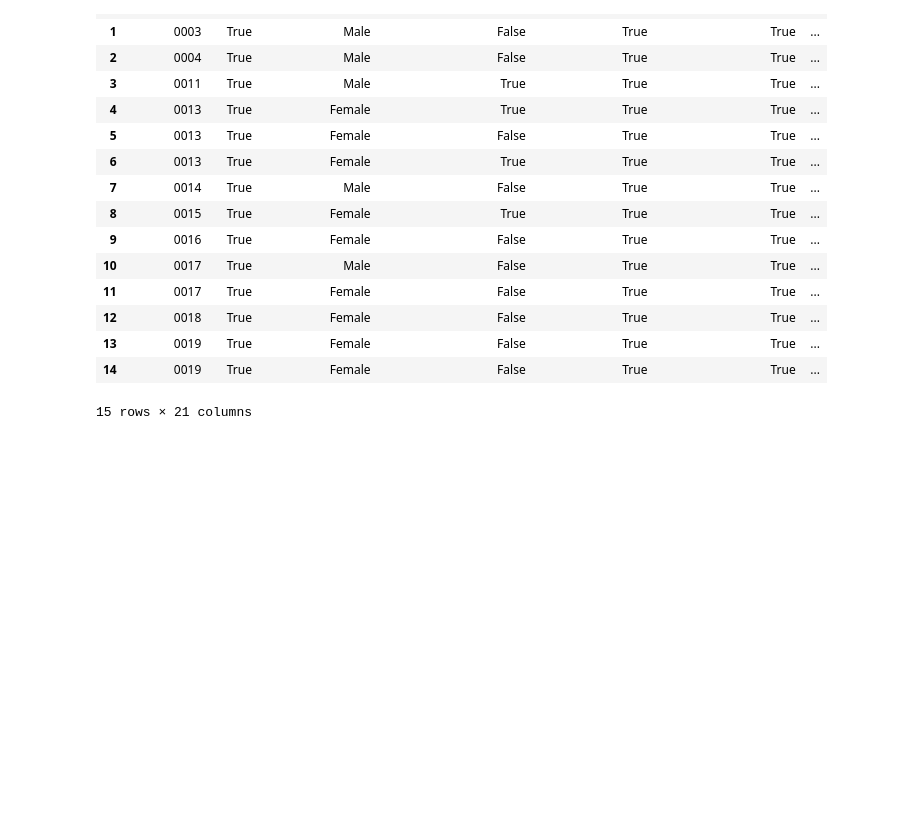
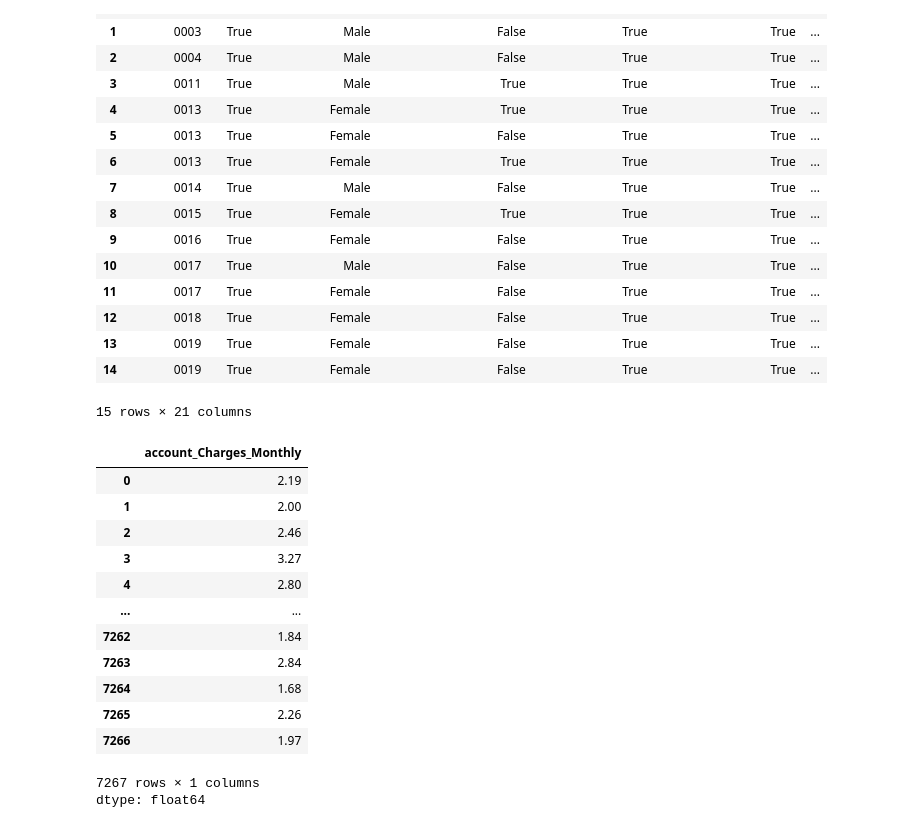
Before and after one commit to CatalinaOrtegha/2ndChallenge_TelecomX, a Jupyter notebook: 2ndChallenge_TelecomX.ipynb, the cells around one changed output. Cells and saved outputs as stored; diff of their text form; code cells hidden in the pictures; blank space fills up the shorter version.

```diff
--- a/2ndChallenge_TelecomX.ipynb
+++ b/2ndChallenge_TelecomX.ipynb
@@ -418,3 +407,21 @@ df.head(15)
 | 13 | 0019 | True | Female | False | True | True | ... |
 | 14 | 0019 | True | Female | False | True | True | ... |
 15 rows × 21 columns
+# %%
+daily_accounts = (df['account_Charges_Monthly'] / 30).round(2)
+daily_accounts
+# %% [output]
+|  | account_Charges_Monthly |
+| 0 | 2.19 |
+| 1 | 2.00 |
+| 2 | 2.46 |
+| 3 | 3.27 |
+| 4 | 2.80 |
+| ... | ... |
+| 7262 | 1.84 |
+| 7263 | 2.84 |
+| 7264 | 1.68 |
+| 7265 | 2.26 |
+| 7266 | 1.97 |
+7267 rows × 1 columns
+dtype: float64
```
Also changed, not shown: parts of 4 cells of this notebook.
